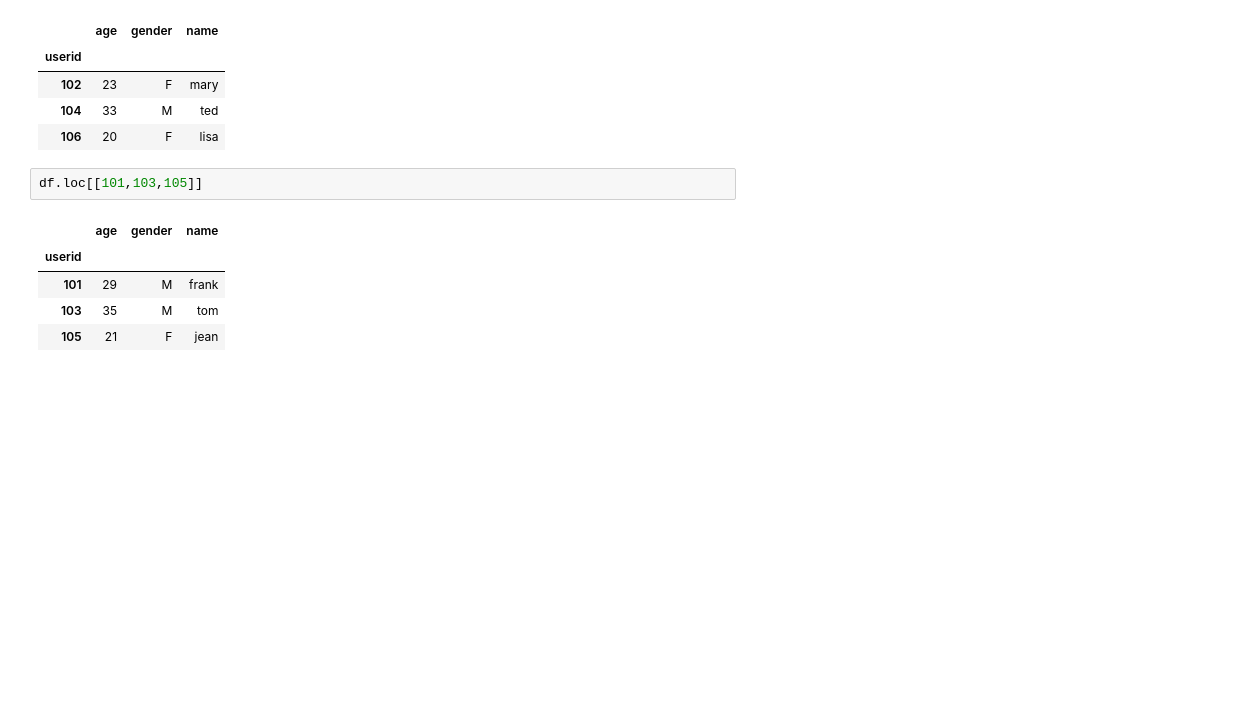
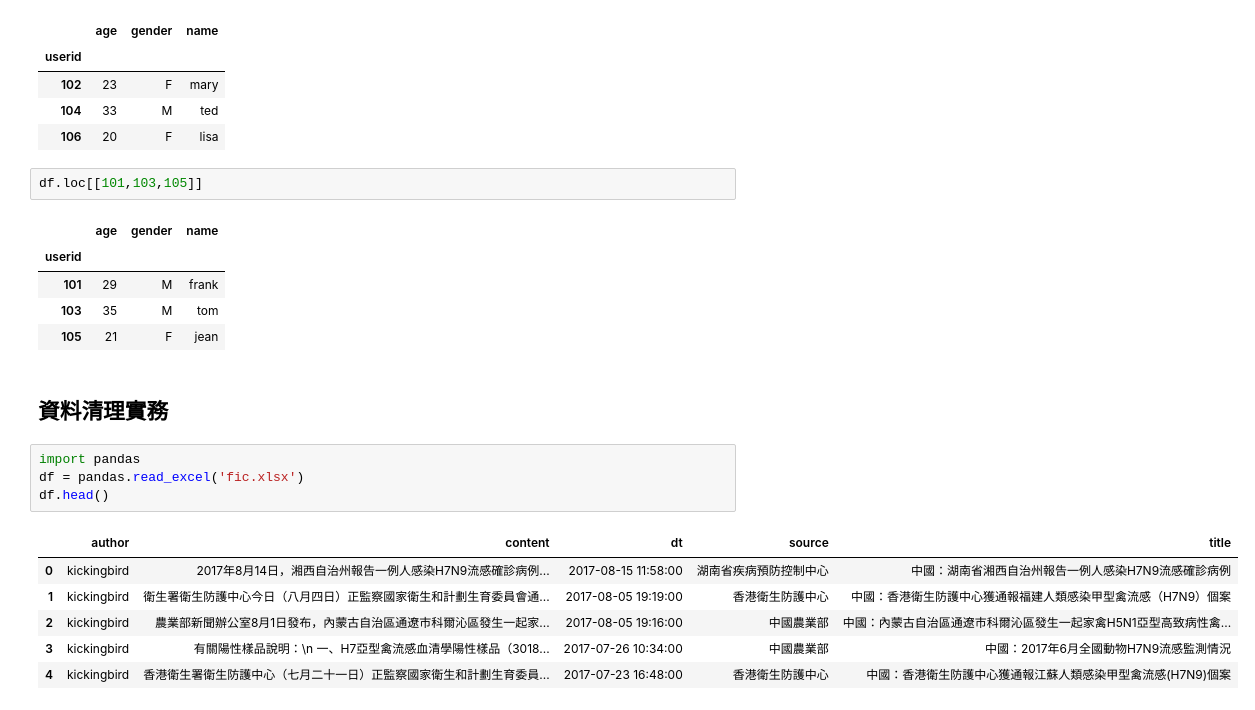
Before and after one commit to ywchiu/cdc_course, a Jupyter notebook: Demo20170823.ipynb, the cells around one changed output. Drawn from its saved outputs; the diff is of its cells as text; blank space fills up the shorter version.

```diff
--- a/Demo20170823.ipynb
+++ b/Demo20170823.ipynb
@@ -849,3 +849,16 @@ df.loc[[101,103,105]]
 | 101 | 29 | M | frank |
 | 103 | 35 | M | tom |
 | 105 | 21 | F | jean |
+# %% [markdown]
+## 資料清理實務
+# %%
+import pandas
+df = pandas.read_excel('fic.xlsx')
+df.head()
+# %% [output]
+|  | author | content | dt | source | title |
+| 0 | kickingbird | 2017年8月14日，湘西自治州報告一例人感染H7N9流感確診病例... | 2017-08-15 11:58:00 | 湖南省疾病預防控制中心 | 中國：湖南省湘西自治州報告一例人感染H7N9流感確診病例 |
+| 1 | kickingbird | 衛生署衛生防護中心今日（八月四日）正監察國家衛生和計劃生育委員會通... | 2017-08-05 19:19:00 | 香港衛生防護中心 | 中國：香港衛生防護中心獲通報福建人類感染甲型禽流感（H7N9）個案 |
+| 2 | kickingbird | 農業部新聞辦公室8月1日發布，內蒙古自治區通遼市科爾沁區發生一起家... | 2017-08-05 19:16:00 | 中國農業部 | 中國：內蒙古自治區通遼市科爾沁區發生一起家禽H5N1亞型高致病性禽... |
+| 3 | kickingbird | 有關陽性樣品說明：\n 一、H7亞型禽流感血清學陽性樣品（3018... | 2017-07-26 10:34:00 | 中國農業部 | 中國：2017年6月全國動物H7N9流感監測情況 |
+| 4 | kickingbird | 香港衛生署衛生防護中心（七月二十一日）正監察國家衛生和計劃生育委員... | 2017-07-23 16:48:00 | 香港衛生防護中心 | 中國：香港衛生防護中心獲通報江蘇人類感染甲型禽流感(H7N9)個案 |
```
Also changed, not shown: parts of 29 cells of this notebook.
